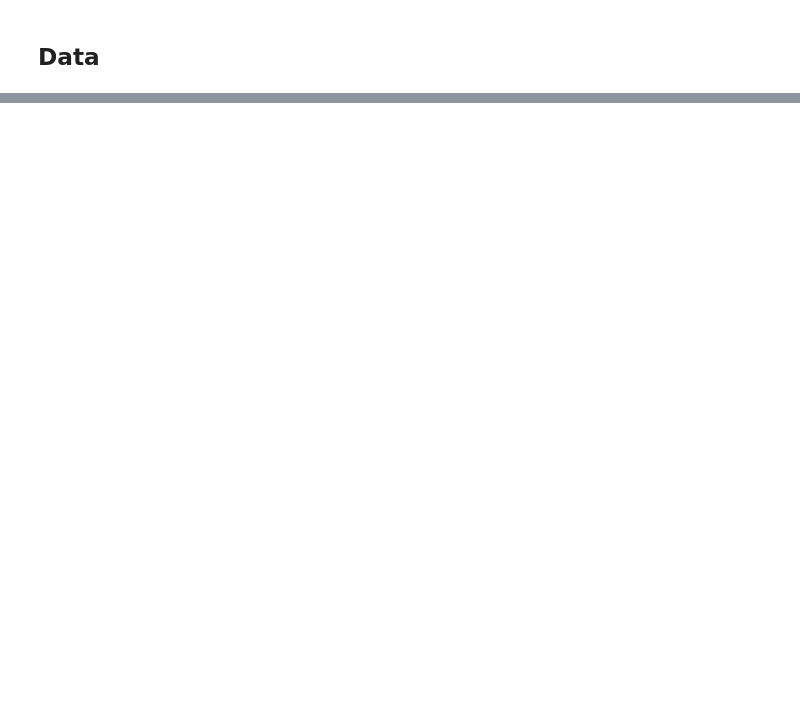
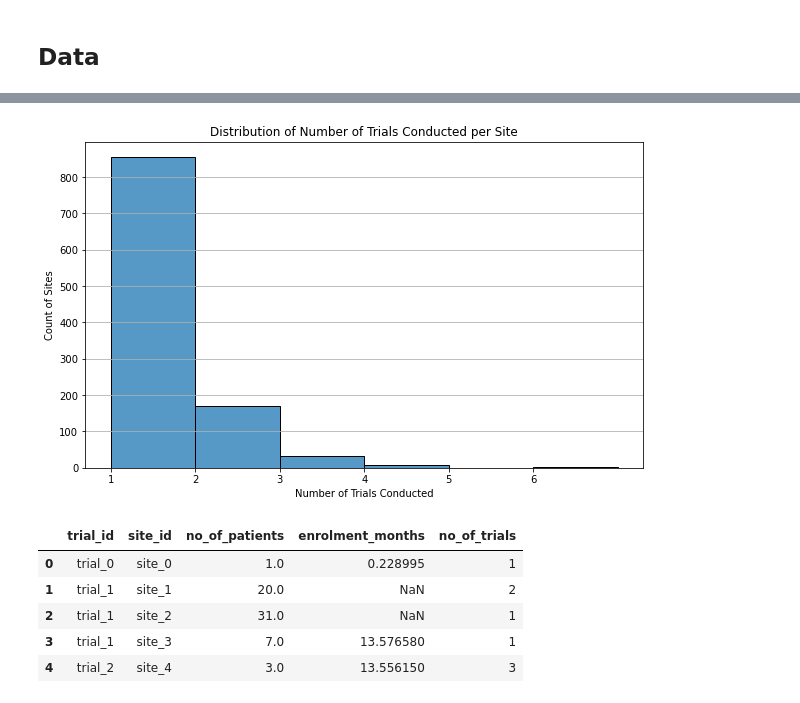
Before and after one commit to vladd-i/trial_site_optimizer, a Jupyter notebook: notebooks/exploratory_data_analysis.ipynb, the cells around one changed output, grey strips where cells are left out. Saved outputs shown, nothing was run; the diff lists cells and outputs as text; code cells hidden in the pictures; blank space fills up the shorter version.

```diff
--- a/notebooks/exploratory_data_analysis.ipynb
+++ b/notebooks/exploratory_data_analysis.ipynb
@@ -127,0 +164,27 @@ dtype: object
+# %%
+# Calculate the number of times each site has conducted a trial
+site_trial_counts = df_target['site_id'].value_counts().rename('no_of_trials')
+
+# Merge this count back into the original DataFrame
+df_target = df_target.merge(site_trial_counts, how='left', left_on='site_id', right_index=True)
+
+# Plot the distribution of the number of trials conducted per site
+plt.figure(figsize=(10, 6))
+sns.histplot(site_trial_counts.values, kde=False, bins=range(1, site_trial_counts.max() + 2))
+plt.title('Distribution of Number of Trials Conducted per Site')
+plt.xlabel('Number of Trials Conducted')
+plt.ylabel('Count of Sites')
+plt.xticks(range(1, site_trial_counts.max() + 1))  # Ensure ticks represent integer values
+plt.grid(axis='y')
+plt.show()
+
+# Display the updated DataFrame
+df_target.head()
+# %% [output]
+[figure, added]
+|  | trial_id | site_id | no_of_patients | enrolment_months | no_of_trials |
+| 0 | trial_0 | site_0 | 1.0 | 0.228995 | 1 |
+| 1 | trial_1 | site_1 | 20.0 | NaN | 2 |
+| 2 | trial_1 | site_2 | 31.0 | NaN | 1 |
+| 3 | trial_1 | site_3 | 7.0 | 13.576580 | 1 |
+| 4 | trial_2 | site_4 | 3.0 | 13.556150 | 3 |
```
Also changed, not shown: parts of 35 cells of this notebook.
